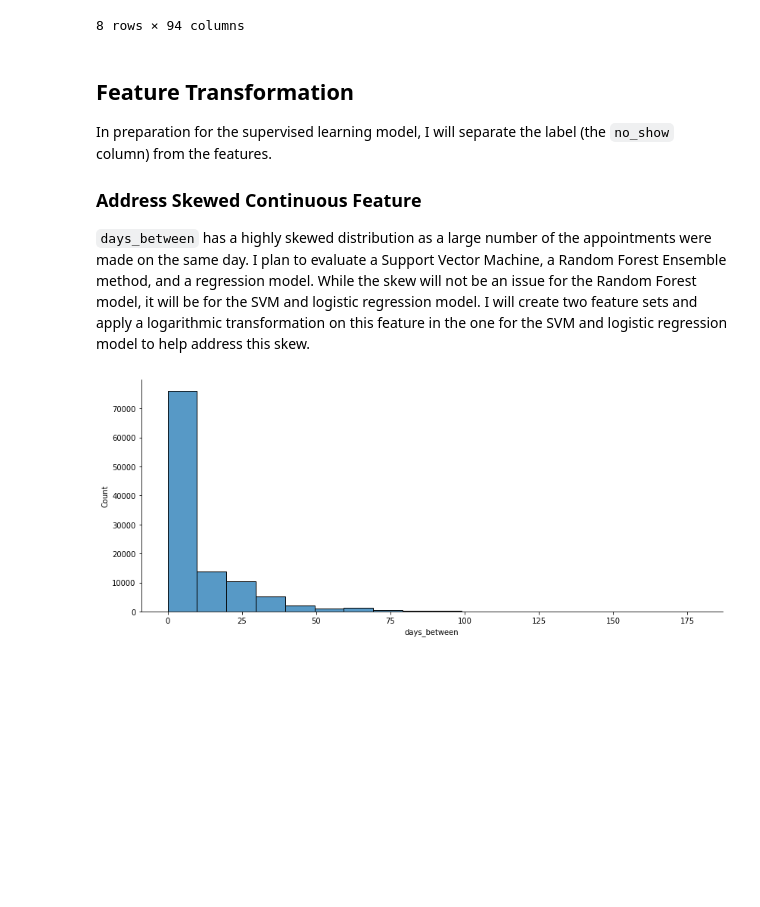
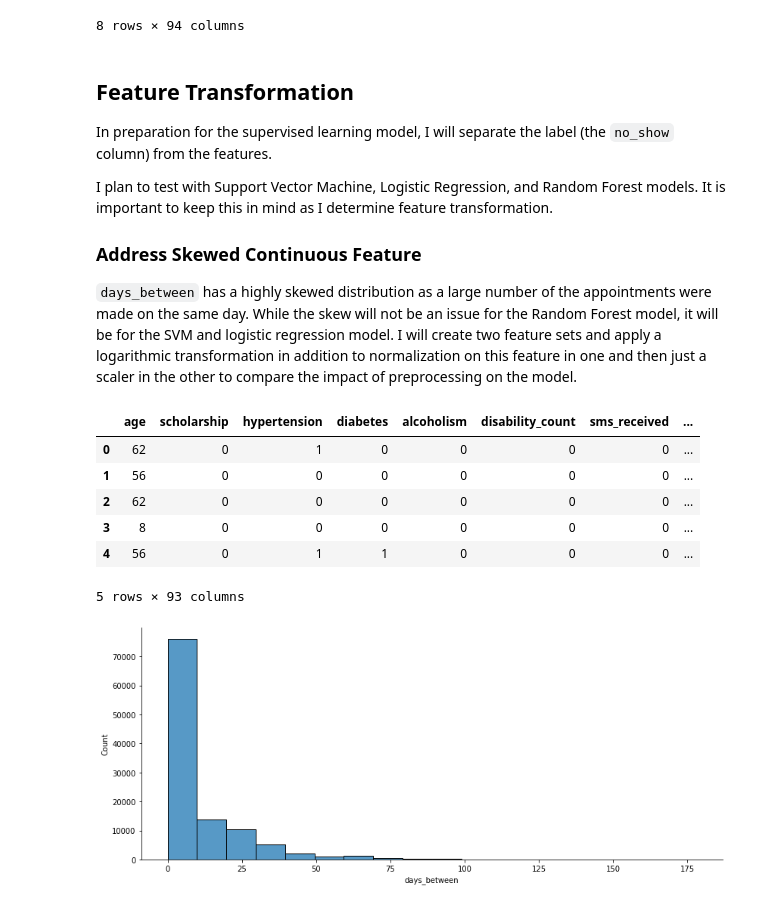
Before and after one commit to afbowman/UnsupervisedLearning, a Jupyter notebook: Capstone_Project.ipynb, the cells around one changed output. Drawn from its saved outputs; the diff is of its cells as text; code cells hidden in the pictures; blank space fills up the shorter version.

```diff
--- a/Capstone_Project.ipynb
+++ b/Capstone_Project.ipynb
@@ -1029,8 +902,10 @@ df_engineer.describe()
 
 In preparation for the supervised learning model, I will separate the label (the `no_show` column) from the features.
 
+I plan to test with Support Vector Machine, Logistic Regression, and Random Forest models. It is important to keep this in mind as I determine feature transformation.
+
 ### Address Skewed Continuous Feature
-`days_between` has a highly skewed distribution as a large number of the appointments were made on the same day. I plan to evaluate a Support Vector Machine, a Random Forest Ensemble method, and a regression model. While the skew will not be an issue for the Random Forest model, it will be for the SVM and logistic regression model. I will create two feature sets and apply a logarithmic transformation on this feature in the one for the SVM and logistic regression model to help address this skew.
+`days_between` has a highly skewed distribution as a large number of the appointments were made on the same day. While the skew will not be an issue for the Random Forest model, it will be for the SVM and logistic regression model. I will create two feature sets and apply a logarithmic transformation in addition to normalization on this feature in one and then just a scaler in the other to compare the impact of preprocessing on the model.
 # %%
 # create label data
 no_show_label = df_engineer['no_show']
@@ -1040,0 +915,10 @@ features_tree = features.copy()
+# %%
+features.head()
+# %% [output]
+|  | age | scholarship | hypertension | diabetes | alcoholism | disability_count | sms_received | ... |
+| 0 | 62 | 0 | 1 | 0 | 0 | 0 | 0 | ... |
+| 1 | 56 | 0 | 0 | 0 | 0 | 0 | 0 | ... |
+| 2 | 62 | 0 | 0 | 0 | 0 | 0 | 0 | ... |
+| 3 | 8 | 0 | 0 | 0 | 0 | 0 | 0 | ... |
+| 4 | 56 | 0 | 1 | 1 | 0 | 0 | 0 | ... |
+5 rows × 93 columns
```
Also changed, not shown: parts of 47 cells of this notebook.
